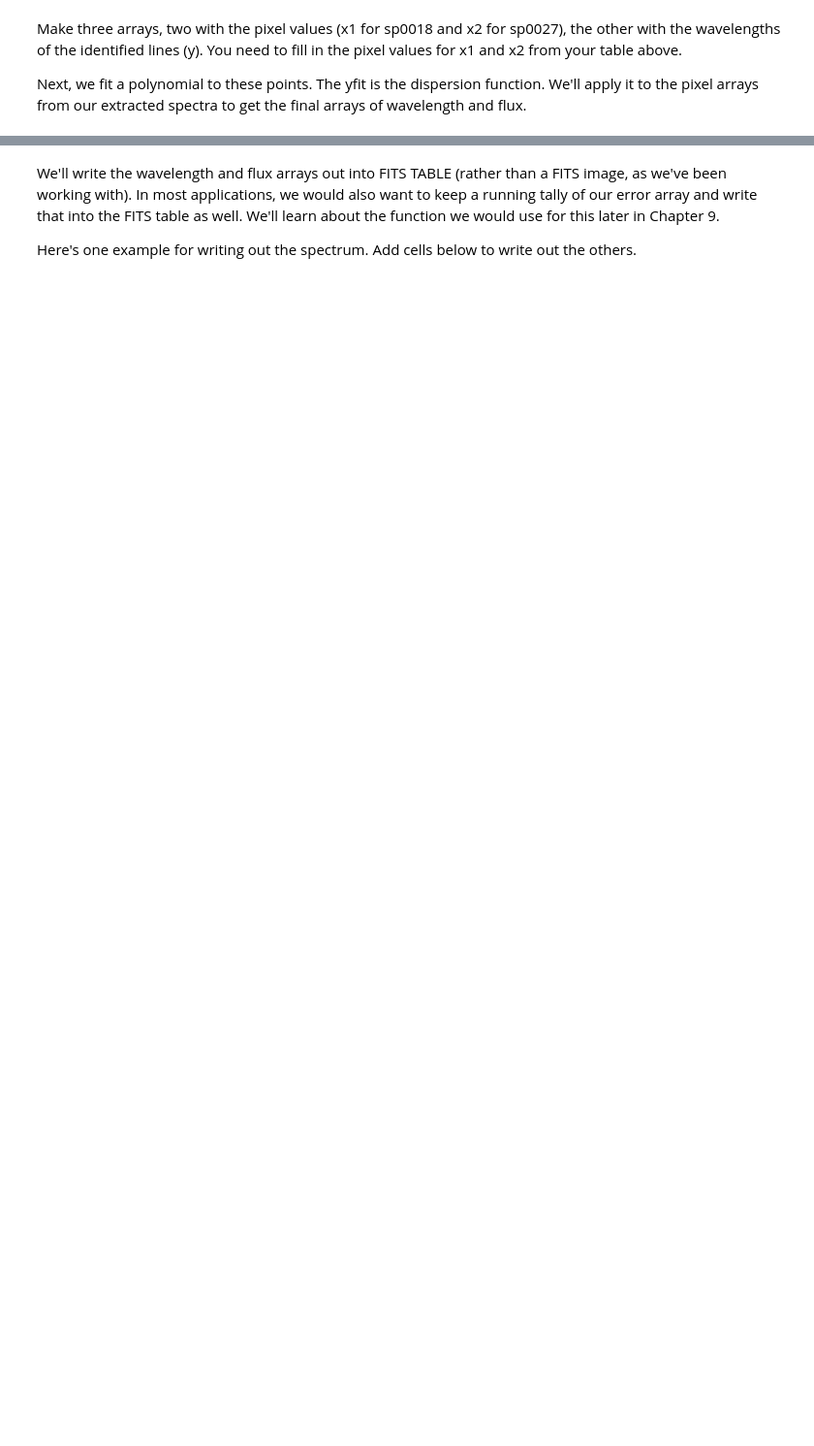
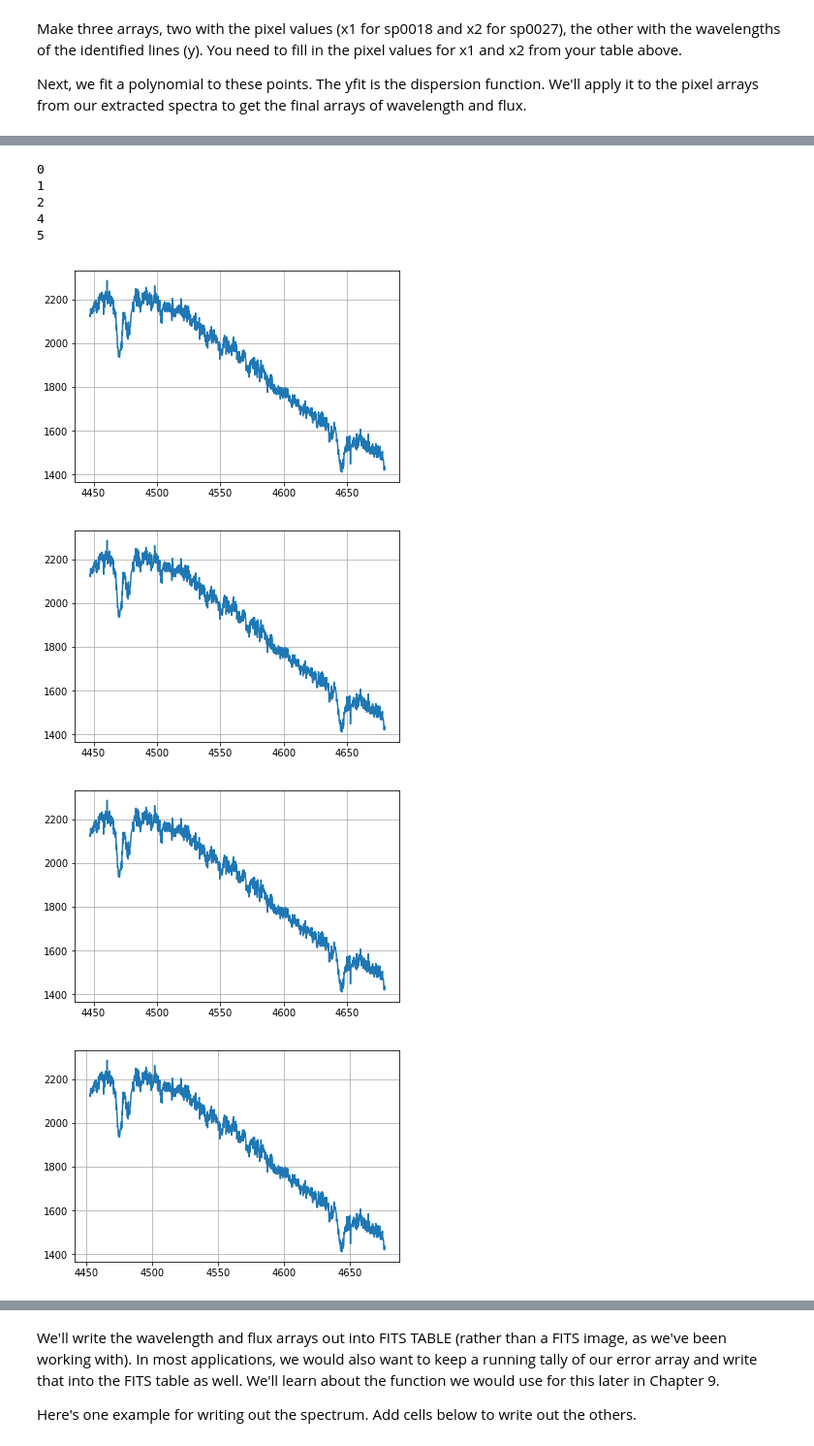
Before and after one commit to vegerot/Techniques, a Jupyter notebook: HW7/max_ccd3(2).ipynb, the cells around one changed output, grey strips where cells are left out. Shown: that part at 97% size. Drawn from its saved outputs; the diff is of its cells as text; code cells hidden in the pictures; blank space fills up the shorter version.

```diff
--- a/HW7/max_ccd3(2).ipynb
+++ b/HW7/max_ccd3(2).ipynb
@@ -358,0 +400,30 @@ plt.grid()
+# %%
+for i in range(0,3):
+    print(i)
+for i in range(4,6):
+    print(i)
+# %% [output]
+0
+1
+2
+4
+5
+# %%
+wavefit=[0,0,0,0,0,0]
+for i in range(0,3):
+    plt.figure()
+    xrow=np.arange(0, 1024)
+    wavefit[i]=np.polyval(pfit1, xrow)
+    plt.plot(wavefit1,ext_spec[0])
+    plt.grid()
+for i in range(3,6):
+    plt.figure()
+    xrow=np.arange(0, 1024)
+    wavefit[i]=np.polyval(pfit2, xrow)
+    plt.plot(wavefit[i],ext_spec[0])
+    plt.grid()
+# %% [output]
+[figure, added]
+[figure, added]
+[figure, added]
+[figure, added]
```
Also changed, not shown: parts of 13 cells of this notebook, 6 other files.
